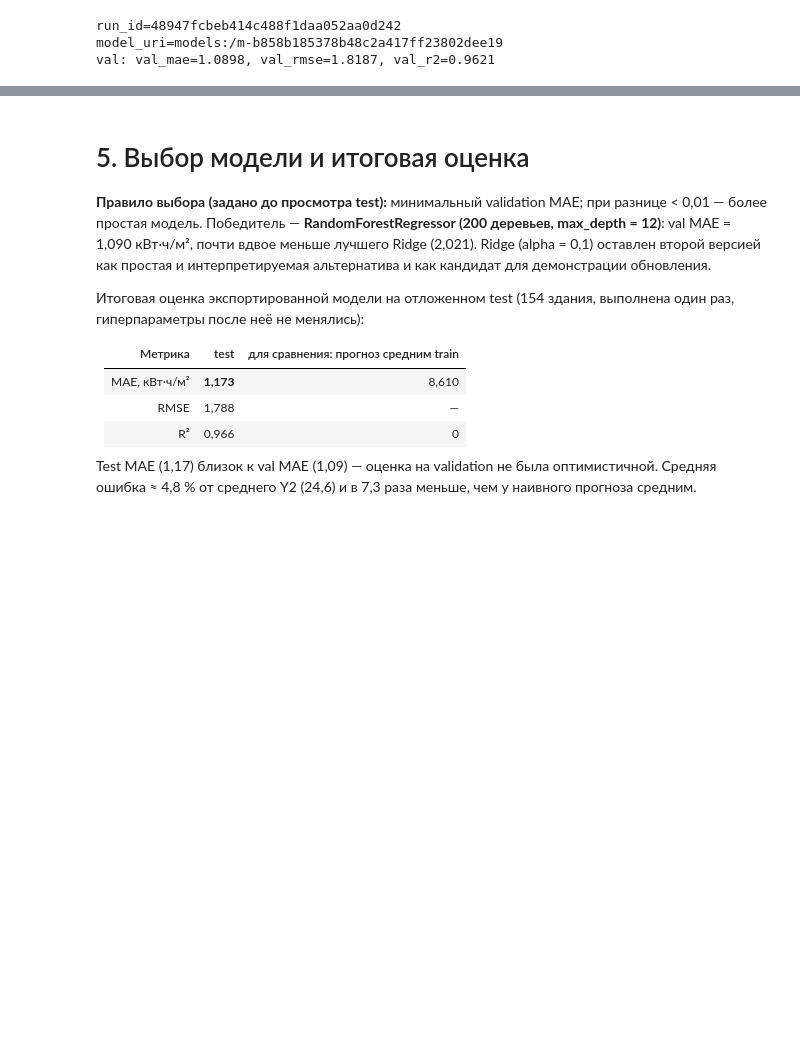
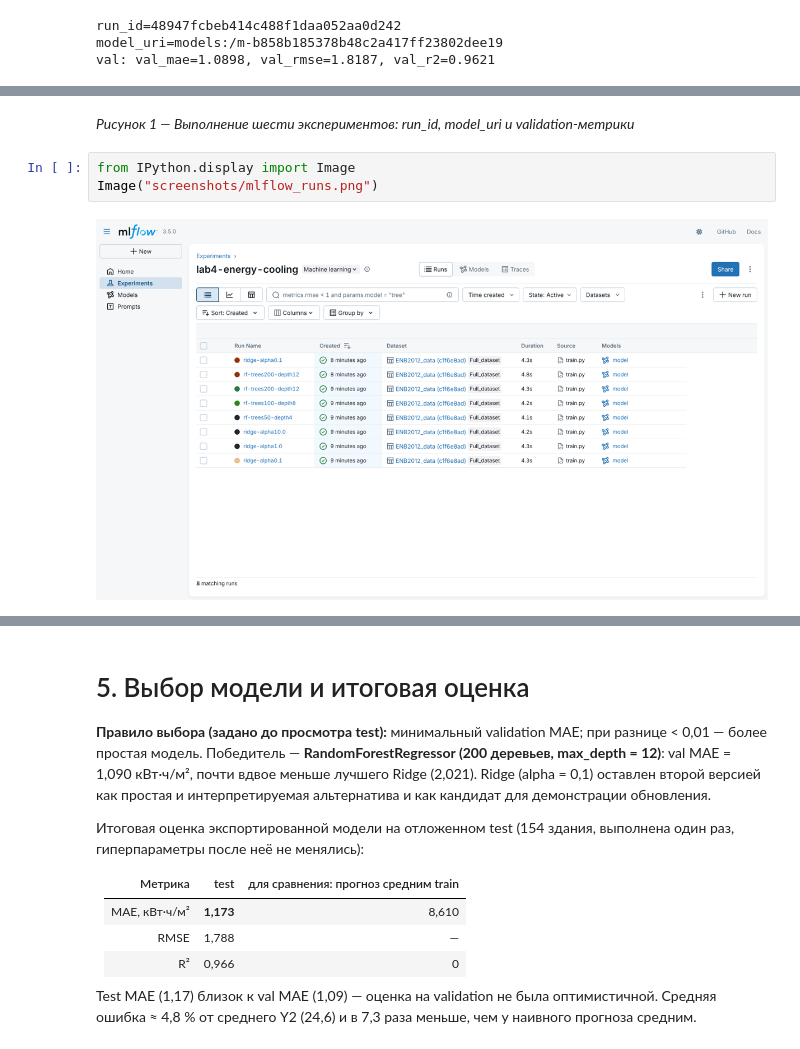
Before and after one commit to Vladik65rus/AI4lab, a Jupyter notebook: Лабораторная_работа_4.ipynb, the cells around one changed output, grey strips where cells are left out. Cells and saved outputs as stored; diff of their text form; blank space fills up the shorter version.

```diff
--- a/Лабораторная_работа_4.ipynb
+++ b/Лабораторная_работа_4.ipynb
@@ -198,0 +184,7 @@ val: val_mae=1.0898, val_rmse=1.8187, val_r2=0.9621
+# %% [markdown]
+*Рисунок 1 — Выполнение шести экспериментов: run_id, model_uri и validation-метрики*
+# %%
+from IPython.display import Image
+Image("screenshots/mlflow_runs.png")
+# %% [output]
+[figure, added]
```
Also changed, not shown: parts of 38 cells of this notebook.
